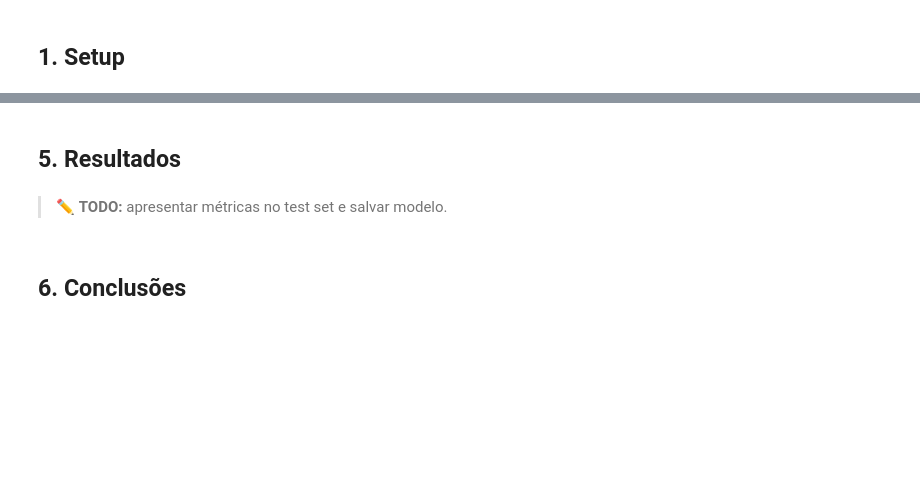
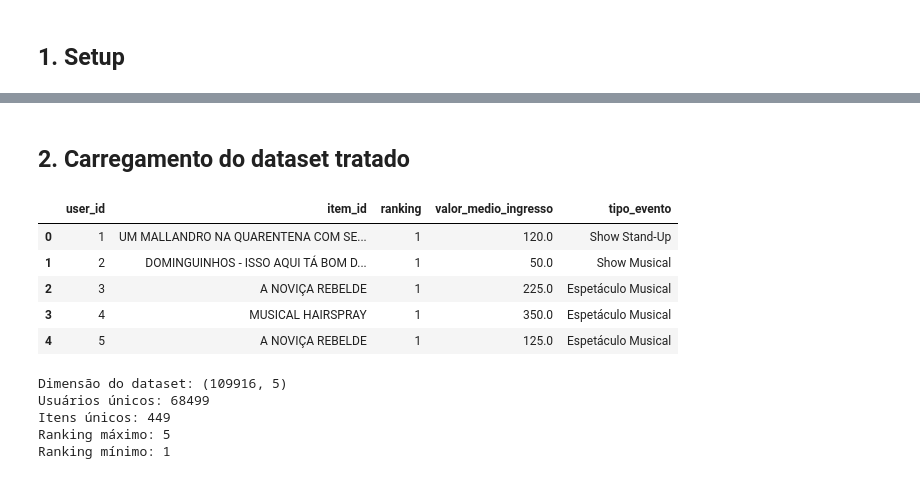
Before and after one commit to Kdu07/recomendashow, a Jupyter notebook: src/aad/02_knn.ipynb, the cells around one changed output, grey strips where cells are left out. Drawn from its saved outputs; the diff is of its cells as text; code cells hidden in the pictures; blank space fills up the shorter version.

```diff
--- a/src/aad/02_knn.ipynb
+++ b/src/aad/02_knn.ipynb
@@ -13,6 +8,0 @@
-# %% [markdown]
-## 5. Resultados
-# %% [markdown]
-> ✏️ **TODO:** apresentar métricas no test set e salvar modelo.
-# %% [markdown]
-## 6. Conclusões
@@ -18,0 +17,27 @@
+# %% [markdown]
+## 2. Carregamento do dataset tratado
+# %%
+dataset_path = Path("../dataset/dataset.csv")
+
+df = pd.read_csv(dataset_path)
+
+df.head()
+# %% [output]
+|  | user_id | item_id | ranking | valor_medio_ingresso | tipo_evento |
+| 0 | 1 | UM MALLANDRO NA QUARENTENA COM SE... | 1 | 120.0 | Show Stand-Up |
+| 1 | 2 | DOMINGUINHOS - ISSO AQUI TÁ BOM D... | 1 | 50.0 | Show Musical |
+| 2 | 3 | A NOVIÇA REBELDE | 1 | 225.0 | Espetáculo Musical |
+| 3 | 4 | MUSICAL HAIRSPRAY | 1 | 350.0 | Espetáculo Musical |
+| 4 | 5 | A NOVIÇA REBELDE | 1 | 125.0 | Espetáculo Musical |
+# %%
+print("Dimensão do dataset:", df.shape)
+print("Usuários únicos:", df["user_id"].nunique())
+print("Itens únicos:", df["item_id"].nunique())
+print("Ranking máximo:", df["ranking"].max())
+print("Ranking mínimo:", df["ranking"].min())
+# %% [output]
+Dimensão do dataset: (109916, 5)
+Usuários únicos: 68499
+Itens únicos: 449
+Ranking máximo: 5
+Ranking mínimo: 1
```
Also changed, not shown: parts of 28 cells of this notebook, 3 other files.
